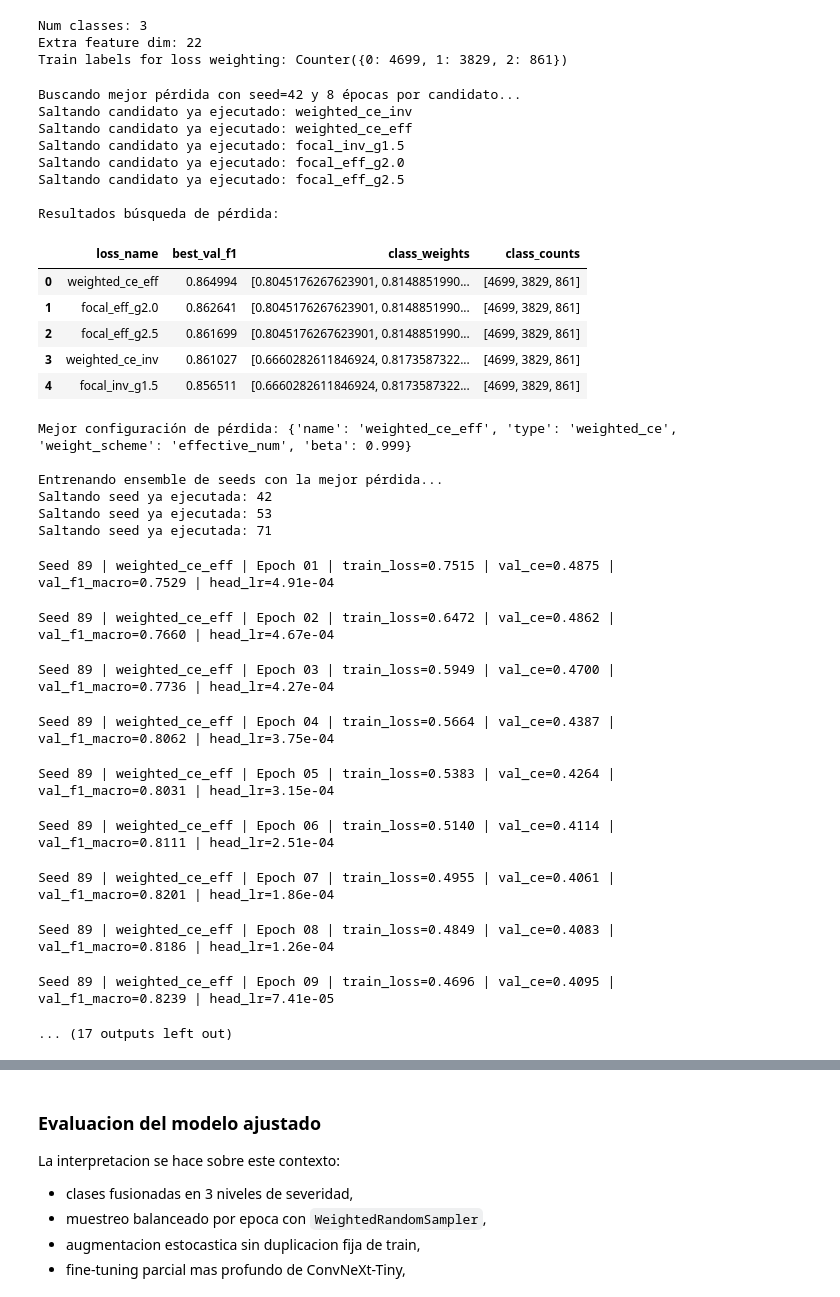
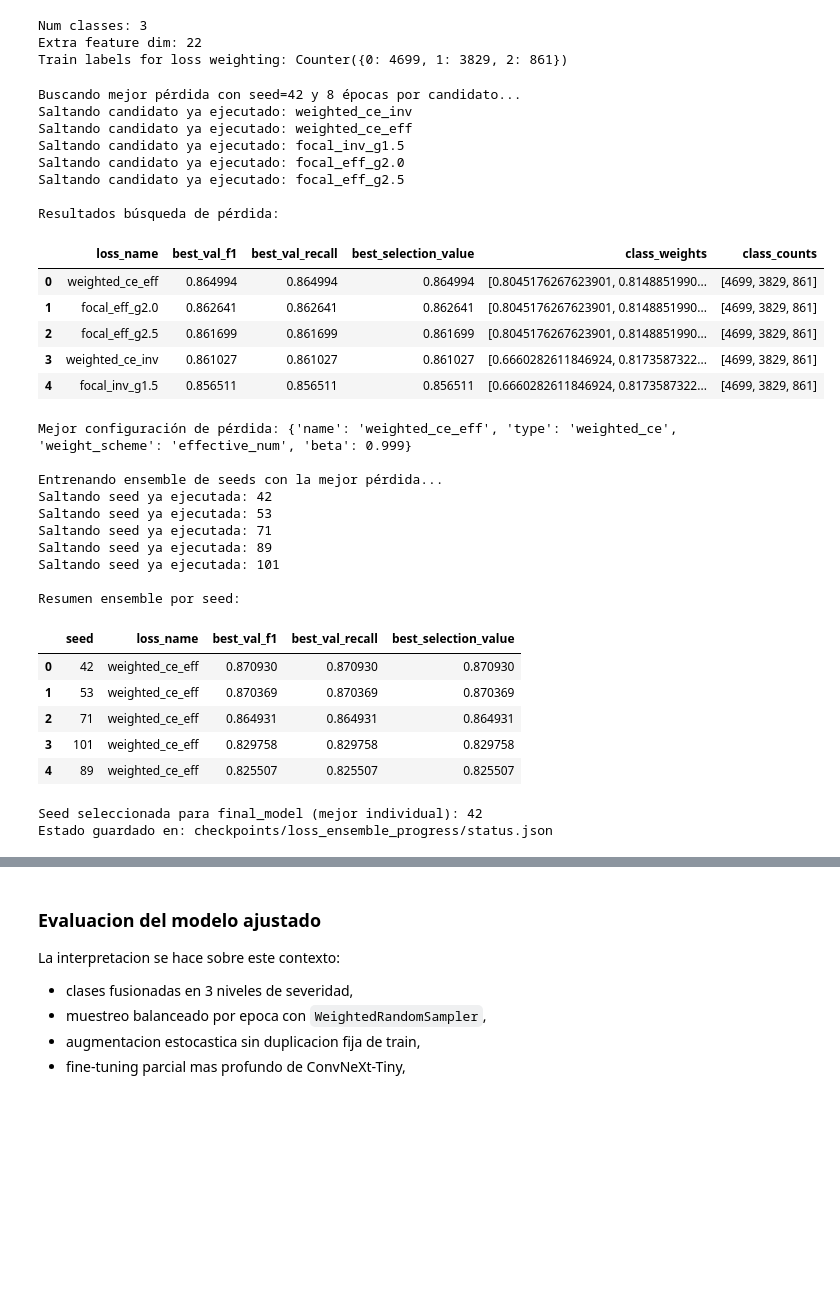
Before and after one commit to magdaleno88/Sam_Oct_IA, a Jupyter notebook: notebooks/Avance4_Equipo21_ConvNeXt-Tiny.ipynb, the cells around one changed output, grey strips where cells are left out. Cells and saved outputs as stored; diff of their text form; code cells hidden in the pictures; blank space fills up the shorter version.

Commit message:
Adding recall

```diff
--- a/notebooks/Avance4_Equipo21_ConvNeXt-Tiny.ipynb
+++ b/notebooks/Avance4_Equipo21_ConvNeXt-Tiny.ipynb
@@ -1060,7 +1060,7 @@ IMAGE_SIZE = 320
 BATCH_SIZE = 16
 HIST_BINS = 16
 AUGMENTATION_MODES = [0, 1, 2, 3, 4, 5, 6, 7]
-SAMPLER_WEIGHT_EXPONENT = 0.4
+SAMPLER_WEIGHT_EXPONENT = 0.55
 
 majority_class_baseline = int(class_counts_baseline.idxmax())
 
@@ -1288,6 +1288,11 @@ WEIGHT_DECAY = 1e-3
 HEAD_DROPOUT = 0.50
 LABEL_SMOOTHING = 0.08
 EARLY_STOPPING_PATIENCE = 3
+
+SELECTION_METRIC = "recall_macro"
+MINORITY_CLASS_FOR_RECALL = 2
+MINORITY_WEIGHT_BOOST = 1.25
+THRESHOLD_MAX_F1_DROP = 0.010
 
 UNFREEZE_BACKBONE_BLOCKS = 2  # fine-tuning parcial para reducir sobreajuste
 
@@ -1332,6 +1337,13 @@ def build_criterion(loss_cfg: dict, labels: np.ndarray, num_classes: int, device
     scheme = str(loss_cfg.get("weight_scheme", "inverse_freq"))
     beta = float(loss_cfg.get("beta", 0.999))
     counts, class_w = compute_class_weights(labels, num_classes=num_classes, scheme=scheme, beta=beta)
+
+    # Reforzar recall de la clase minoritaria objetivo sin cambiar demasiado la escala global.
+    class_w = class_w.copy()
+    target_cls = int(MINORITY_CLASS_FOR_RECALL)
+    if 0 <= target_cls < len(class_w):
+        class_w[target_cls] *= float(MINORITY_WEIGHT_BOOST)
+        class_w = class_w / np.maximum(class_w.mean(), 1e-8)
 
     class_w_t = torch.tensor(class_w, dtype=torch.float32, device=device)
 
@@ -1384,6 +1396,8 @@ def train_one_run(seed: int, loss_cfg: dict, epochs: int) -> dict:
 
     best_state = None
     best_val_f1 = -1.0
+    best_val_recall = -1.0
+    best_selection_value = -1.0
     patience_counter = 0
     scheduler = torch.optim.lr_scheduler.CosineAnnealingLR(
         optimizer,
@@ -1416,6 +1430,8 @@ def train_one_run(seed: int, loss_cfg: dict, epochs: int) -> dict:
 
         y_val_true, y_val_pred_epoch, val_ce = evaluate_model(model, val_loader, TRAIN_DEVICE)
         val_f1_epoch = float(f1_score(y_val_true, y_val_pred_epoch, average="macro", zero_division=0))
+        val_recall_epoch = float(recall_score(y_val_true, y_val_pred_epoch, average="macro", zero_division=0))
+        selection_value = val_recall_epoch if SELECTION_METRIC == "recall_macro" else val_f1_epoch
 
         history_local.append({
             "seed": int(seed),
@@ -1424,10 +1440,15 @@ def train_one_run(seed: int, loss_cfg: dict, epochs: int) -> dict:
             "train_loss": float(train_loss),
             "val_ce": float(val_ce),
             "val_f1_macro": float(val_f1_epoch),
+            "val_recall_macro": float(val_recall_epoch),
+            "selection_metric": str(SELECTION_METRIC),
+            "selection_value": float(selection_value),
         })
 
-        if val_f1_epoch > (best_val_f1 + 1e-6):
+        if selection_value > (best_selection_value + 1e-6):
+            best_selection_value = selection_value
             best_val_f1 = val_f1_epoch
+            best_val_recall = val_recall_epoch
             best_state = {k: v.detach().cpu().clone() for k, v in model.state_dict().items()}
             patience_counter = 0
         else:
@@ -1437,7 +1458,7 @@ def train_one_run(seed: int, loss_cfg: dict, epochs: int) -> dict:
         head_lr_now = float(optimizer.param_groups[0]["lr"])
         print(
             f"Seed {seed} | {loss_cfg['name']} | Epoch {epoch:02d} | "
-            f"train_loss={train_loss:.4f} | val_ce={val_ce:.4f} | val_f1_macro={val_f1_epoch:.4f} | head_lr={head_lr_now:.2e}"
+            f"train_loss={train_loss:.4f} | val_ce={val_ce:.4f} | val_f1_macro={val_f1_epoch:.4f} | val_recall_macro={val_recall_epoch:.4f} | monitor={selection_value:.4f} | head_lr={head_lr_now:.2e}"
         )
 
         if patience_counter >= int(EARLY_STOPPING_PATIENCE):
@@ -1457,6 +1478,8 @@ def train_one_run(seed: int, loss_cfg: dict, epochs: int) -> dict:
         "loss_cfg": dict(loss_cfg),
         "model": model,
         "best_val_f1": float(best_val_f1),
+        "best_val_recall": float(best_val_recall),
+        "best_selection_value": float(best_selection_value),
         "history": history_local,
         "class_counts": counts,
         "class_weights": class_w,
@@ -1507,6 +1530,8 @@ for row in status.get("loss_search_results", []):
         loss_search_results.append({
             "loss_name": str(row["loss_name"]),
             "best_val_f1": float(row["best_val_f1"]),
+            "best_val_recall": float(row.get("best_val_recall", row["best_val_f1"])),
+            "best_selection_value": float(row.get("best_selection_value", row.get("best_val_recall", row["best_val_f1"]))),
             "class_weights": list(row["class_weights"]),
             "class_counts": list(row["class_counts"]),
         })
@@ -1524,6 +1549,8 @@ for cfg in LOSS_CANDIDATES:
     candidate_result = {
         "loss_name": loss_name,
         "best_val_f1": float(run_cfg["best_val_f1"]),
+        "best_val_recall": float(run_cfg["best_val_recall"]),
+        "best_selection_value": float(run_cfg["best_selection_value"]),
         "class_weights": run_cfg["class_weights"].tolist(),
         "class_counts": run_cfg["class_counts"].astype(int).tolist(),
     }
@@ -1537,7 +1564,7 @@ for cfg in LOSS_CANDIDATES:
 if not loss_search_results:
     raise RuntimeError("No hay resultados de búsqueda de pérdida disponibles.")
 
-loss_search_df = pd.DataFrame(loss_search_results).sort_values("best_val_f1", ascending=False).reset_index(drop=True)
+loss_search_df = pd.DataFrame(loss_search_results).sort_values("best_selection_value", ascending=False).reset_index(drop=True)
 best_loss_name = str(loss_search_df.iloc[0]["loss_name"])
 best_loss_cfg = next(cfg for cfg in LOSS_CANDIDATES if cfg["name"] == best_loss_name)
 
@@ -1575,6 +1602,8 @@ for seed in ENSEMBLE_SEEDS:
             "seed": seed,
             "loss_cfg": best_loss_cfg,
             "best_val_f1": float(cached_row["best_val_f1"]),
+            "best_val_recall": float(cached_row.get("best_val_recall", cached_row["best_val_f1"])),
+            "best_selection_value": float(cached_row.get("best_selection_value", cached_row.get("best_val_recall", cached_row["best_val_f1"]))),
             "model": model,
             "history": [],
         }
@@ -1599,6 +1628,8 @@ for seed in ENSEMBLE_SEEDS:
         "seed": seed,
         "loss_name": best_loss_name,
         "best_val_f1": float(run["best_val_f1"]),
+        "best_val_recall": float(run["best_val_recall"]),
+        "best_selection_value": float(run["best_selection_value"]),
         "model_path": str(model_path),
         "history_path": str(history_path),
     }
@@ -1607,56 +1638,61 @@ for seed in ENSEMBLE_SEEDS:
     print(f"Progreso guardado en {status_path} tras seed={seed}")
 
 ensemble_summary_df = pd.DataFrame([
     {
         "seed": int(run["seed"]),
         "loss_name": str(run["loss_cfg"]["name"]),
         "best_val_f1": float(run["best_val_f1"]),
+        "best_val_recall": float(run.get("best_val_recall", run["best_val_f1"])),
+        "best_selection_value": float(run.get("best_selection_value", run.get("best_val_recall", run["best_val_f1"]))),
     }
     for run in ensemble_runs
-]).sort_values("best_val_f1", ascending=False).reset_index(drop=True)
+]).sort_values("best_selection_value", ascending=False).reset_index(drop=True)
 
 best_seed = int(ensemble_summary_df.iloc[0]["seed"])
 best_seed_idx = int([int(run["seed"]) for run in ensemble_runs].index(best_seed))
 final_model = ensemble_models[best_seed_idx]
 best_val_f1 = float(ensemble_summary_df.iloc[0]["best_val_f1"])
+best_val_recall = float(ensemble_summary_df.iloc[0]["best_val_recall"])
 history_df = pd.DataFrame(all_history_records)
 
 print()
 print("Resumen ensemble por seed:")
 display(ensemble_summary_df)
 print(f"Seed seleccionada para final_model (mejor individual): {best_seed}")
 print(f"Estado guardado en: {status_path}")
 # %% [output]
 Buscando mejor pérdida con seed=42 y 8 épocas por candidato...
 Saltando candidato ya ejecutado: weighted_ce_inv
 Saltando candidato ya ejecutado: weighted_ce_eff
 Saltando candidato ya ejecutado: focal_inv_g1.5
 Saltando candidato ya ejecutado: focal_eff_g2.0
 Saltando candidato ya ejecutado: focal_eff_g2.5
 
 Resultados búsqueda de pérdida:
-|  | loss_name | best_val_f1 | class_weights | class_counts |
-| 0 | weighted_ce_eff | 0.864994 | [0.8045176267623901, 0.8148851990... | [4699, 3829, 861] |
-| 1 | focal_eff_g2.0 | 0.862641 | [0.8045176267623901, 0.8148851990... | [4699, 3829, 861] |
-| 2 | focal_eff_g2.5 | 0.861699 | [0.8045176267623901, 0.8148851990... | [4699, 3829, 861] |
-| 3 | weighted_ce_inv | 0.861027 | [0.6660282611846924, 0.8173587322... | [4699, 3829, 861] |
-| 4 | focal_inv_g1.5 | 0.856511 | [0.6660282611846924, 0.8173587322... | [4699, 3829, 861] |
+|  | loss_name | best_val_f1 | best_val_recall | best_selection_value | class_weights | class_counts |
+| 0 | weighted_ce_eff | 0.864994 | 0.864994 | 0.864994 | [0.8045176267623901, 0.8148851990... | [4699, 3829, 861] |
+| 1 | focal_eff_g2.0 | 0.862641 | 0.862641 | 0.862641 | [0.8045176267623901, 0.8148851990... | [4699, 3829, 861] |
+| 2 | focal_eff_g2.5 | 0.861699 | 0.861699 | 0.861699 | [0.8045176267623901, 0.8148851990... | [4699, 3829, 861] |
+| 3 | weighted_ce_inv | 0.861027 | 0.861027 | 0.861027 | [0.6660282611846924, 0.8173587322... | [4699, 3829, 861] |
+| 4 | focal_inv_g1.5 | 0.856511 | 0.856511 | 0.856511 | [0.6660282611846924, 0.8173587322... | [4699, 3829, 861] |
 Mejor configuración de pérdida: {'name': 'weighted_ce_eff', 'type': 'weighted_ce', 'weight_scheme': 'effective_num', 'beta': 0.999}
 
 Entrenando ensemble de seeds con la mejor pérdida...
 Saltando seed ya ejecutada: 42
 Saltando seed ya ejecutada: 53
 Saltando seed ya ejecutada: 71
+Saltando seed ya ejecutada: 89
+Saltando seed ya ejecutada: 101
+
+Resumen ensemble por seed:
+|  | seed | loss_name | best_val_f1 | best_val_recall | best_selection_value |
+| 0 | 42 | weighted_ce_eff | 0.870930 | 0.870930 | 0.870930 |
+| 1 | 53 | weighted_ce_eff | 0.870369 | 0.870369 | 0.870369 |
+| 2 | 71 | weighted_ce_eff | 0.864931 | 0.864931 | 0.864931 |
+| 3 | 101 | weighted_ce_eff | 0.829758 | 0.829758 | 0.829758 |
+| 4 | 89 | weighted_ce_eff | 0.825507 | 0.825507 | 0.825507 |
-Seed 89 | weighted_ce_eff | Epoch 01 | train_loss=0.7515 | val_ce=0.4875 | val_f1_macro=0.7529 | head_lr=4.91e-04
+Seed seleccionada para final_model (mejor individual): 42
+Estado guardado en: checkpoints/loss_ensemble_progress/status.json
-Seed 89 | weighted_ce_eff | Epoch 02 | train_loss=0.6472 | val_ce=0.4862 | val_f1_macro=0.7660 | head_lr=4.67e-04
-Seed 89 | weighted_ce_eff | Epoch 03 | train_loss=0.5949 | val_ce=0.4700 | val_f1_macro=0.7736 | head_lr=4.27e-04
-Seed 89 | weighted_ce_eff | Epoch 04 | train_loss=0.5664 | val_ce=0.4387 | val_f1_macro=0.8062 | head_lr=3.75e-04
-Seed 89 | weighted_ce_eff | Epoch 05 | train_loss=0.5383 | val_ce=0.4264 | val_f1_macro=0.8031 | head_lr=3.15e-04
-Seed 89 | weighted_ce_eff | Epoch 06 | train_loss=0.5140 | val_ce=0.4114 | val_f1_macro=0.8111 | head_lr=2.51e-04
-Seed 89 | weighted_ce_eff | Epoch 07 | train_loss=0.4955 | val_ce=0.4061 | val_f1_macro=0.8201 | head_lr=1.86e-04
-Seed 89 | weighted_ce_eff | Epoch 08 | train_loss=0.4849 | val_ce=0.4083 | val_f1_macro=0.8186 | head_lr=1.26e-04
-Seed 89 | weighted_ce_eff | Epoch 09 | train_loss=0.4696 | val_ce=0.4095 | val_f1_macro=0.8239 | head_lr=7.41e-05
-... (17 outputs left out)
 # %%
 if len(ensemble_models) == 0:
     raise RuntimeError("No se entrenaron modelos para el ensemble.")
```
Also changed, not shown: parts of 6 cells of this notebook.
